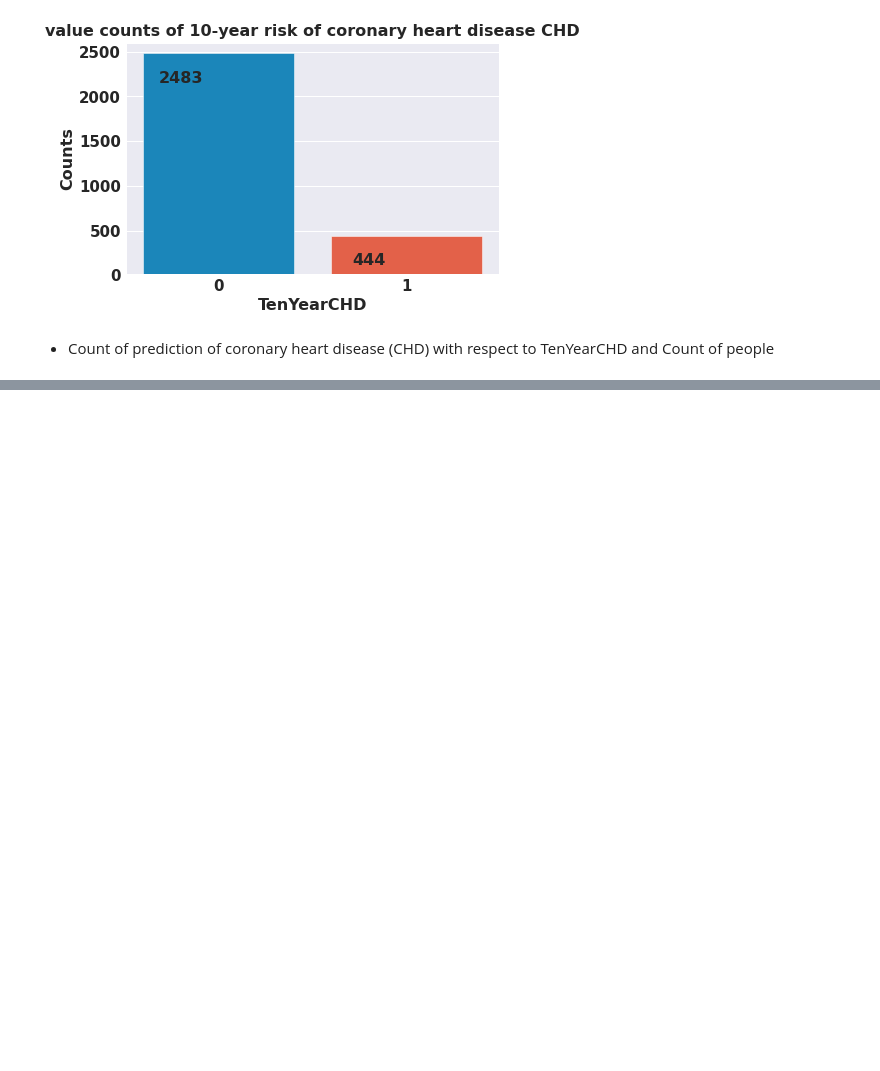
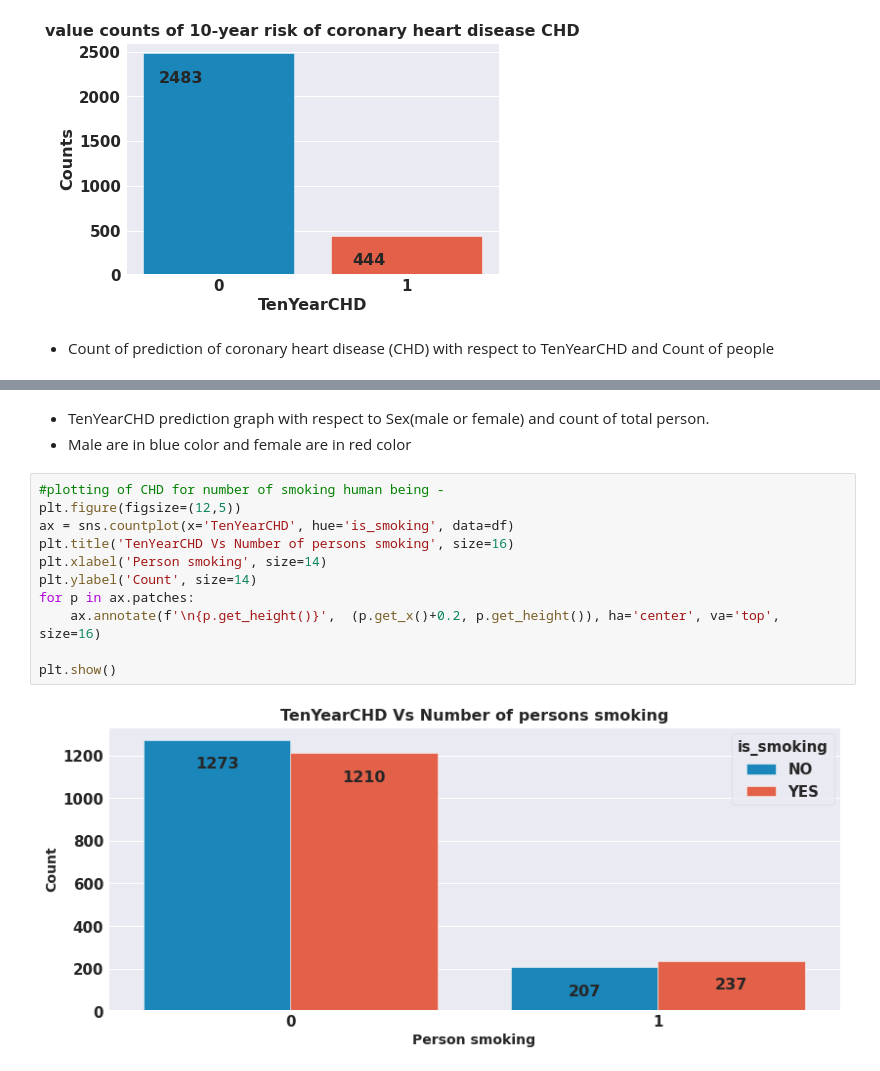
Before and after one commit to yuvarajmahajan/Cardiovascular-Risk-Prediction, a Jupyter notebook: Capstone_Project_Cardiovascular_Risk_Prediction.ipynb, the cells around one changed output, grey strips where cells are left out. Cells and saved outputs as stored; diff of their text form; blank space fills up the shorter version.

```diff
--- a/Capstone_Project_Cardiovascular_Risk_Prediction.ipynb
+++ b/Capstone_Project_Cardiovascular_Risk_Prediction.ipynb
@@ -384,0 +401,16 @@ plt.show()
+# %% [markdown]
+*  TenYearCHD prediction graph with respect to Sex(male or female) and count of total person.
+* Male are in blue color and female are in red color
+# %%
+#plotting of CHD for number of smoking human being -
+plt.figure(figsize=(12,5))
+ax = sns.countplot(x='TenYearCHD', hue='is_smoking', data=df)
+plt.title('TenYearCHD Vs Number of persons smoking', size=16)
+plt.xlabel('Person smoking', size=14)
+plt.ylabel('Count', size=14)
+for p in ax.patches:
+    ax.annotate(f'\n{p.get_height()}',  (p.get_x()+0.2, p.get_height()), ha='center', va='top', size=16)
+
+plt.show()
+# %% [output]
+[figure, added]
```
Also changed, not shown: parts of 19 cells of this notebook.
